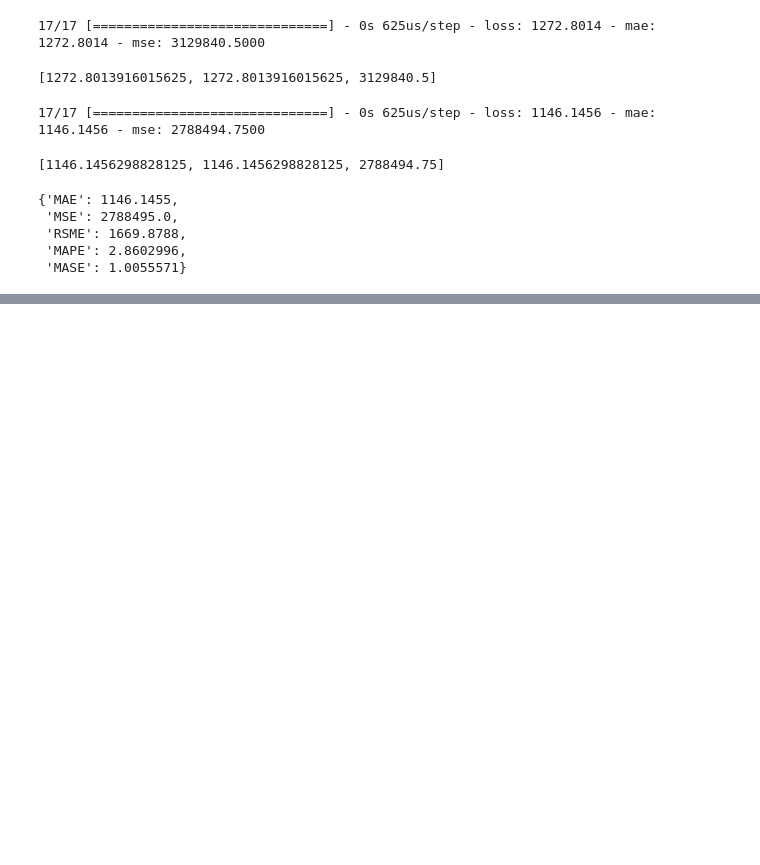
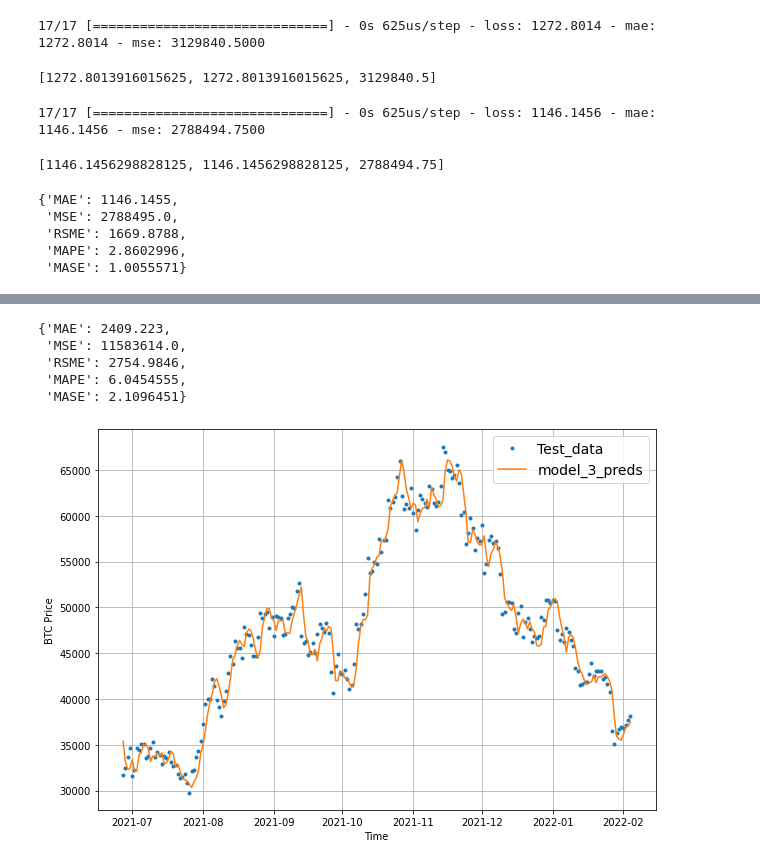
Before and after one commit to alexandreLamarre/tf-lstm, a Jupyter notebook: time_series/btc_predict.ipynb, the cells around one changed output, grey strips where cells are left out. Drawn from its saved outputs; the diff is of its cells as text; code cells hidden in the pictures; blank space fills up the shorter version.

```diff
--- a/time_series/btc_predict.ipynb
+++ b/time_series/btc_predict.ipynb
@@ -313,0 +413,6 @@ model_res
+# %%
+HORIZON = 7
+WINDOW_SIZE = 30
+
+windows, labels = make_windows(np.array(btc_price), window_size=WINDOW_SIZE, horizon=HORIZON)
+windows.shape, labels.shape
@@ -313,0 +421,2 @@ model_res
+# %%
+train_windows, train_labels, test_windows, test_labels = train_test_split_windows(windows, labels)
@@ -313,0 +470,2 @@ model_res
+# %%
+model3= tf.keras.models.load_model('models/Big_Horizon_Big_Window')
@@ -313,0 +477,2 @@ model_res
+# %%
+model3_preds = make_preds(model3, test_windows)
@@ -313,0 +481,23 @@ model_res
+# %%
+model3_res
+# %% [output]
+{'MAE': 2409.223,
+ 'MSE': 11583614.0,
+ 'RSME': 2754.9846,
+ 'MAPE': 6.0454555,
+ 'MASE': 2.1096451}
+# %%
+offset = 300
+plt.figure(figsize=(10, 7))
+# Plot model_3_preds by aggregating them (note: this condenses information so the preds will look fruther ahead than the test data)
+plot_time_series(timesteps=X_test[-len(test_windows):],
+                 values=test_labels[:, 0],
+                 start=offset,
+                 label="Test_data")
+plot_time_series(timesteps=X_test[-len(test_windows):],
+                 values=tf.reduce_mean(model3_preds, axis=1),
+                 format="-",
+                 start=offset,
+                 label="model_3_preds")
+# %% [output]
+[figure, added]
```
Also changed, not shown: parts of 76 cells of this notebook.
